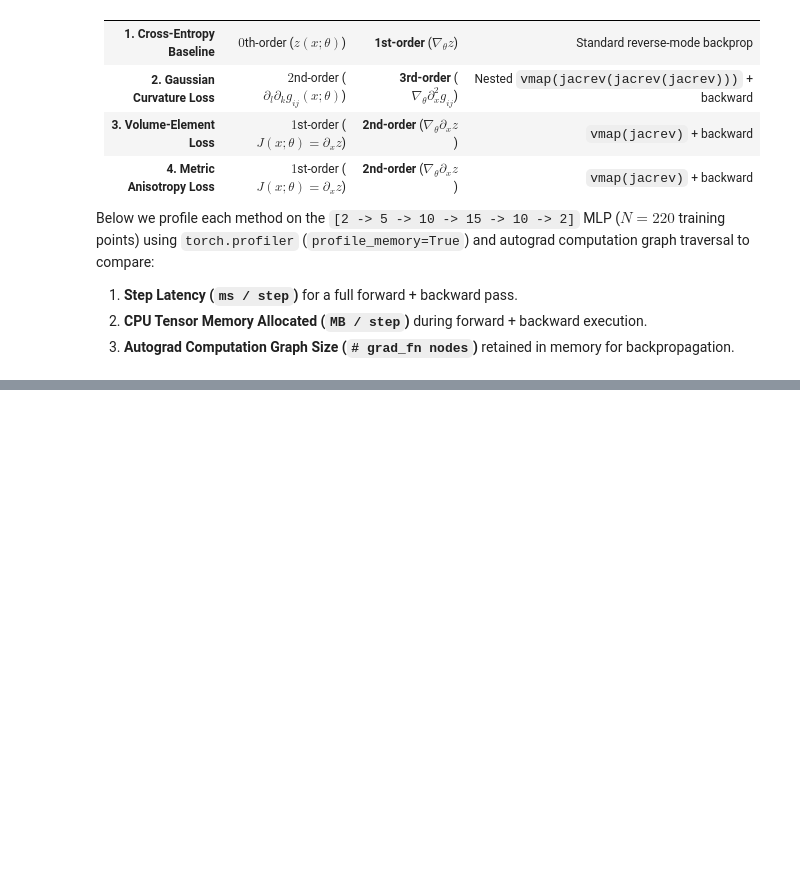
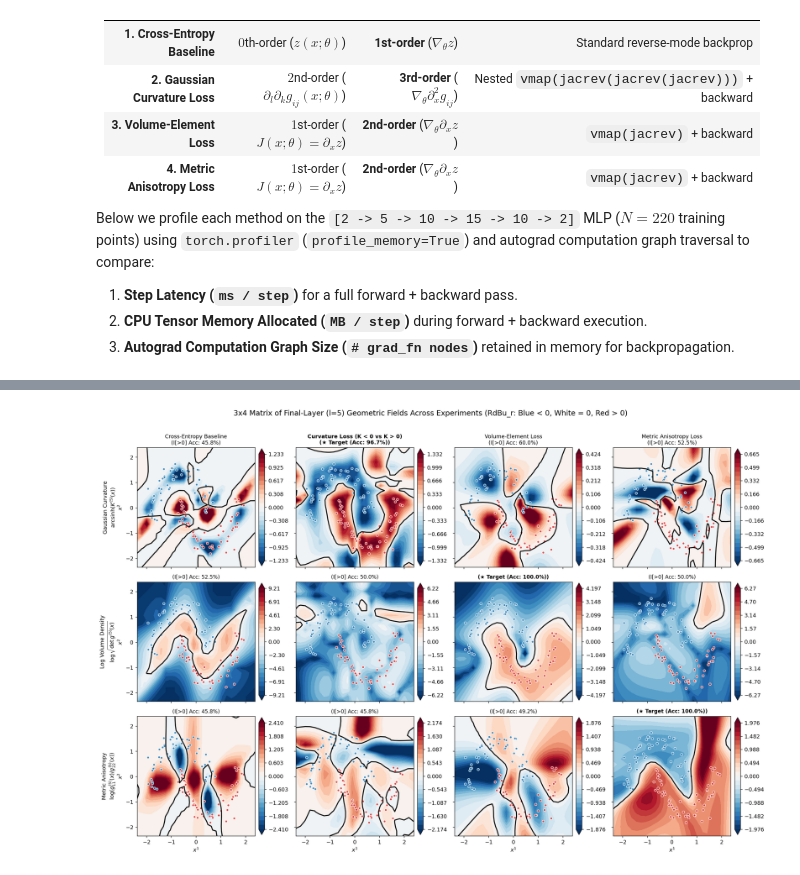
Before and after one commit to rramosp/metriclosses, a Jupyter notebook: notebooks/05_geometric_loss_ablations_and_synthesis.ipynb, the cells around one changed output, grey strips where cells are left out. Saved outputs shown, nothing was run; the diff lists cells and outputs as text; code cells hidden in the pictures; blank space fills up the shorter version.

```diff
--- a/notebooks/05_geometric_loss_ablations_and_synthesis.ipynb
+++ b/notebooks/05_geometric_loss_ablations_and_synthesis.ipynb
@@ -489,0 +505,85 @@ Gaussian Curvature (3rd-Order)     54.63                324.81               103
+# %%
+from matplotlib.colors import TwoSlopeNorm
+
+exp_columns = [
+    ("Cross-Entropy Baseline", m_ce),
+    ("Curvature Loss (K < 0 vs K > 0)", m_curv),
+    ("Volume-Element Loss", m_vol),
+    ("Metric Anisotropy Loss", m_aniso),
+]
+
+row_labels = [
+    "Gaussian Curvature\n$\mathrm{arcsinh}(K^{(5)}(x))$",
+    "Log Volume Density\n$\log\sqrt{\det g^{(5)}(x)}$",
+    "Metric Anisotropy\n$\log(g^{(5)}_{11}(x) / g^{(5)}_{22}(x))$",
+]
+
+def evaluate_final_layer_fields(mdl: MoonsMLP, pts: torch.Tensor):
+    # 1. Gaussian curvature K^(5) via Graph metric
+    geom_graph = compute_layer_geometry(mdl, pts, layer_idx=5, metric_mode="graph")
+    curv_field = np.arcsinh(geom_graph["K"].detach().numpy())
+
+    # 2. Log volume density log sqrt(det g^(5)) via Euclidean pullback
+    g_eucl = compute_layer_pullback_metric(mdl, pts, layer_idx=5, metric_mode="euclidean", eps=1e-6)
+    log_vol_field = (0.5 * torch.log(torch.clamp(torch.linalg.det(g_eucl), min=1e-8))).detach().numpy()
+
+    # 3. Metric anisotropy log(g_11 / g_22) via Graph metric
+    g_gr = geom_graph["g"].detach()
+    aniso_field = torch.log(torch.clamp(g_gr[:, 0, 0], min=1e-8) / torch.clamp(g_gr[:, 1, 1], min=1e-8)).numpy()
+
+    return [curv_field, log_vol_field, aniso_field]
+
+grid_matrix = [[None for _ in range(4)] for _ in range(3)]
+test_acc_matrix = [[0.0 for _ in range(4)] for _ in range(3)]
+y_te_np = y_test.numpy()
+
+for col_idx, (_, mdl) in enumerate(exp_columns):
+    grid_fields = evaluate_final_layer_fields(mdl, grid_pts)
+    test_fields = evaluate_final_layer_fields(mdl, X_test)
+    for row_idx in range(3):
+        grid_matrix[row_idx][col_idx] = grid_fields[row_idx].reshape(xx.shape)
+        preds_pos = (test_fields[row_idx] > 0.0).astype(int)
+        test_acc_matrix[row_idx][col_idx] = float((preds_pos == y_te_np).mean() * 100.0)
+
+fig, axes = plt.subplots(3, 4, figsize=(17.5, 11.5), sharex=True, sharey=True)
+
+for row_idx in range(3):
+    for col_idx, (col_title, _) in enumerate(exp_columns):
+        ax = axes[row_idx, col_idx]
+        fld = grid_matrix[row_idx][col_idx]
+        vm = float(max(np.percentile(np.abs(fld), 96), 0.25))
+        levels = np.linspace(-vm, vm, 25)
+        norm = TwoSlopeNorm(vmin=-vm, vcenter=0.0, vmax=vm)
+
+        im = ax.contourf(xx, yy, fld, levels=levels, cmap="RdBu_r", norm=norm, extend="both")
+        if fld.min() < 0.0 < fld.max():
+            ax.contour(xx, yy, fld, levels=[0.0], colors="k", linewidths=1.8)
+
+        ax.scatter(X_test[y_test == 0, 0], X_test[y_test == 0, 1], c="#1f77b4", edgecolors="w", s=18, alpha=0.85)
+        ax.scatter(X_test[y_test == 1, 0], X_test[y_test == 1, 1], c="#d62728", edgecolors="w", s=18, alpha=0.85)
+
+        acc_val = test_acc_matrix[row_idx][col_idx]
+        is_target_pair = (row_idx == 0 and col_idx == 1) or (row_idx == 1 and col_idx == 2) or (row_idx == 2 and col_idx == 3)
+        tag = f"★ Target (Acc: {acc_val:.1f}%)" if is_target_pair else f"I[>0] Acc: {acc_val:.1f}%"
+
+        if row_idx == 0:
+            ax.set_title(f"{col_title}\n({tag})", fontsize=10, fontweight="bold" if is_target_pair else "normal")
+        else:
+            ax.set_title(f"({tag})", fontsize=9.5, fontweight="bold" if is_target_pair else "normal")
+
+        if col_idx == 0:
+            ax.set_ylabel(f"{row_labels[row_idx]}\n$x^2$", fontsize=10)
+        if row_idx == 2:
+            ax.set_xlabel("$x^1$", fontsize=10)
+
+        plt.colorbar(im, ax=ax, fraction=0.046, pad=0.03)
+
+plt.suptitle(
+    "3x4 Matrix of Final-Layer (l=5) Geometric Fields Across Experiments (RdBu_r: Blue < 0, White = 0, Red > 0)",
+    y=1.01,
+    fontsize=13.5,
+)
+plt.tight_layout()
+plt.show()
+# %% [output]
+[figure, added]
```
Also changed, not shown: parts of 2 cells of this notebook, 5 other files.
